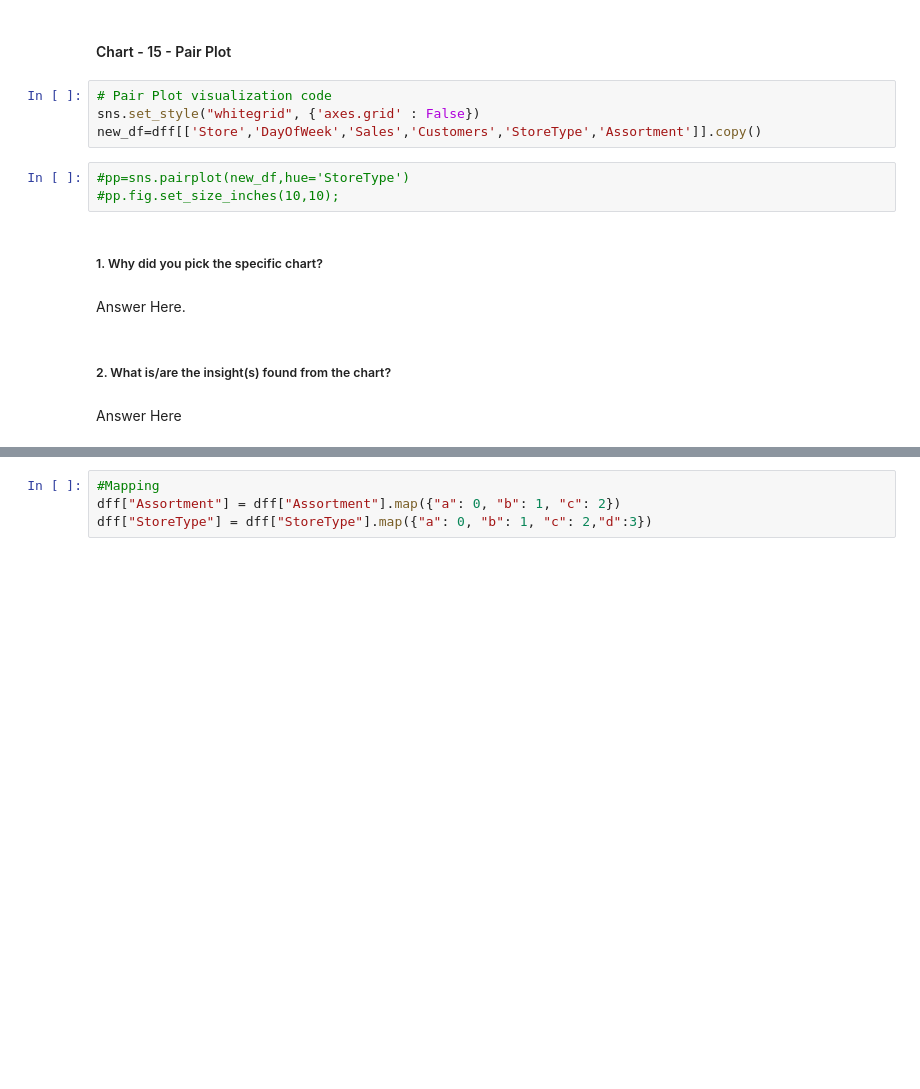
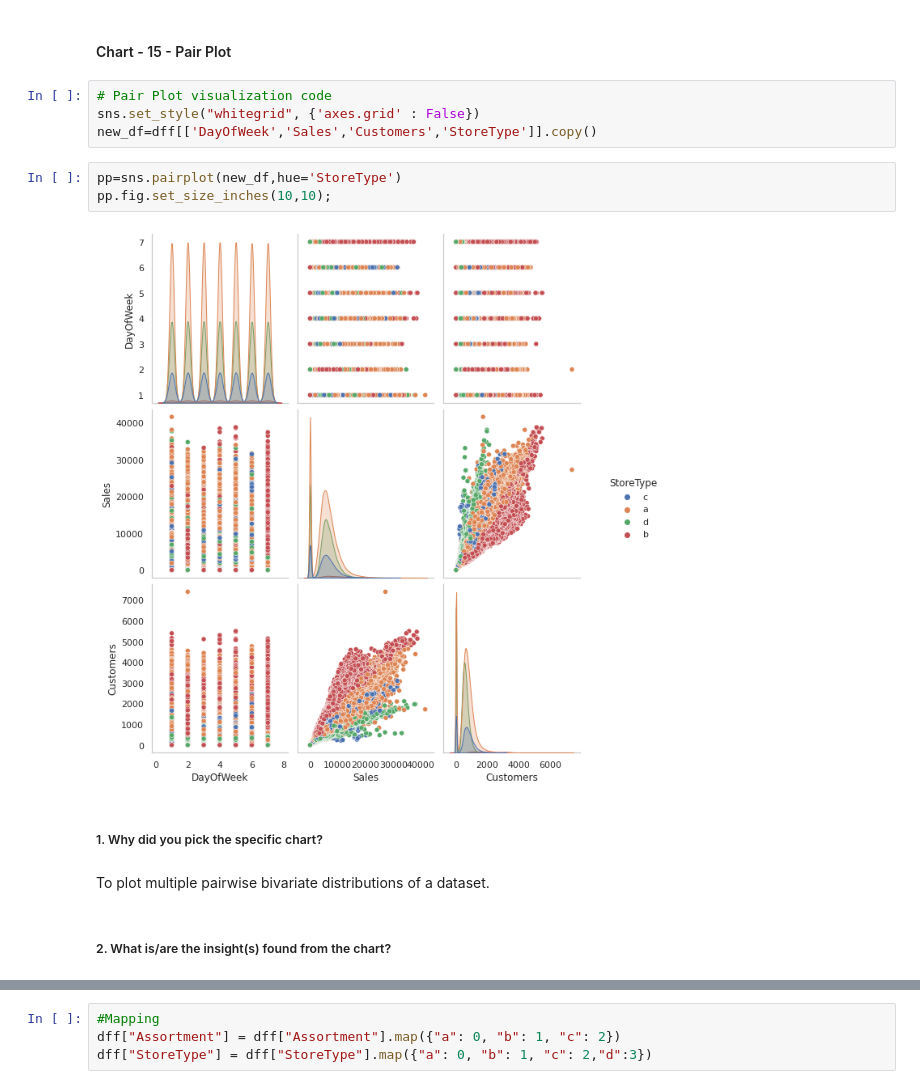
Before and after one commit to Jeetesh-KumarM/CAPSTONE-PROJECT-2-Regression, a Jupyter notebook: Capstone_Project_2_Regression.ipynb, the cells around one changed output, grey strips where cells are left out. Drawn from its saved outputs; the diff is of its cells as text; blank space fills up the shorter version.

```diff
--- a/Capstone_Project_2_Regression.ipynb
+++ b/Capstone_Project_2_Regression.ipynb
@@ -904,15 +908,15 @@ Considering sales as our main priority, the following are the insights:
 # %%
 # Pair Plot visualization code
 sns.set_style("whitegrid", {'axes.grid' : False})
-new_df=dff[['Store','DayOfWeek','Sales','Customers','StoreType','Assortment']].copy()
+new_df=dff[['DayOfWeek','Sales','Customers','StoreType']].copy()
 # %%
-#pp=sns.pairplot(new_df,hue='StoreType')
-#pp.fig.set_size_inches(10,10);
+pp=sns.pairplot(new_df,hue='StoreType')
+pp.fig.set_size_inches(10,10);
+# %% [output]
+[figure, added]
 # %% [markdown]
 ##### 1. Why did you pick the specific chart?
-# %% [markdown]
-Answer Here.
+# %% [markdown]
+To plot multiple pairwise bivariate distributions of a dataset.
 # %% [markdown]
 ##### 2. What is/are the insight(s) found from the chart?
-# %% [markdown]
-Answer Here
```
Also changed, not shown: parts of 55 cells of this notebook.
